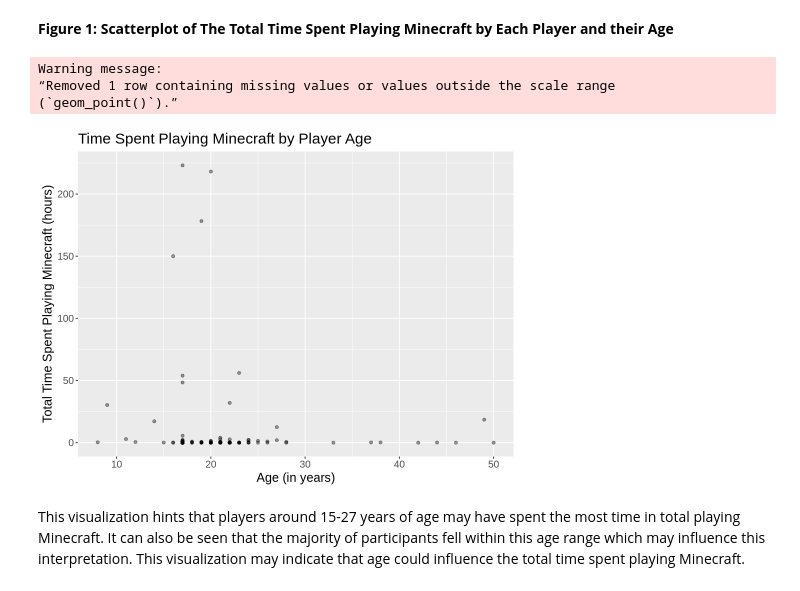
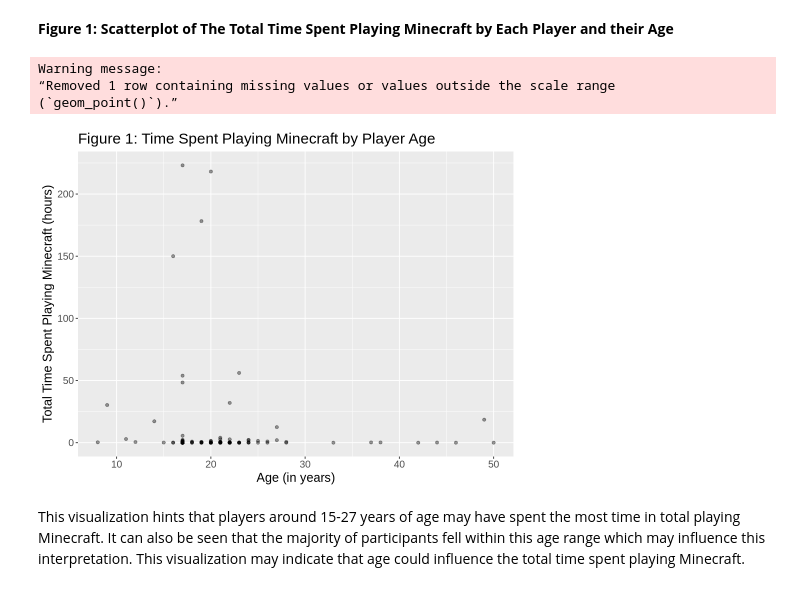
Before and after one commit to lilael-sakhawy/dsci_100_individual_project_planning_stage, a Jupyter notebook: finalproject.ipynb, the cells around one changed output. Cells and saved outputs as stored; diff of their text form; code cells hidden in the pictures.

Commit message:
added figure numbers to ggtitle

```diff
--- a/finalproject.ipynb
+++ b/finalproject.ipynb
@@ -257,16 +257,16 @@ sd_original_end_training
 # %%
 players_training <- mutate(players_training, Age = Age, na.rm = TRUE)
 age_effect_plot <- ggplot(players_training, aes(x = Age, y = played_hours)) +
 geom_point(alpha = 0.4) +
-labs(x = "Age (in years)", y = "Total Time Spent Playing Minecraft (hours)", title = "Time Spent Playing Minecraft by Player Age") +
+labs(x = "Age (in years)", y = "Total Time Spent Playing Minecraft (hours)", title = "Figure 1: Time Spent Playing Minecraft by Player Age") +
 theme(text = element_text(size = 15))
 options(repr.plot.height = 6, repr.plot.width = 8)
 age_effect_plot
 # %% [output]
 Warning message:
 “Removed 1 row containing missing values or values outside the scale range
 (`geom_point()`).”
-[figure, old version]
+[figure, new version]
 # %% [markdown]
 This visualization hints that players around 15-27 years of age may have spent the most time in total playing Minecraft. It can also be seen that the majority of participants fell within this age range which may influence this interpretation. This visualization may indicate that age could influence the total time spent playing Minecraft.
 # %% [markdown]
```
Also changed, not shown: parts of 4 cells of this notebook.
